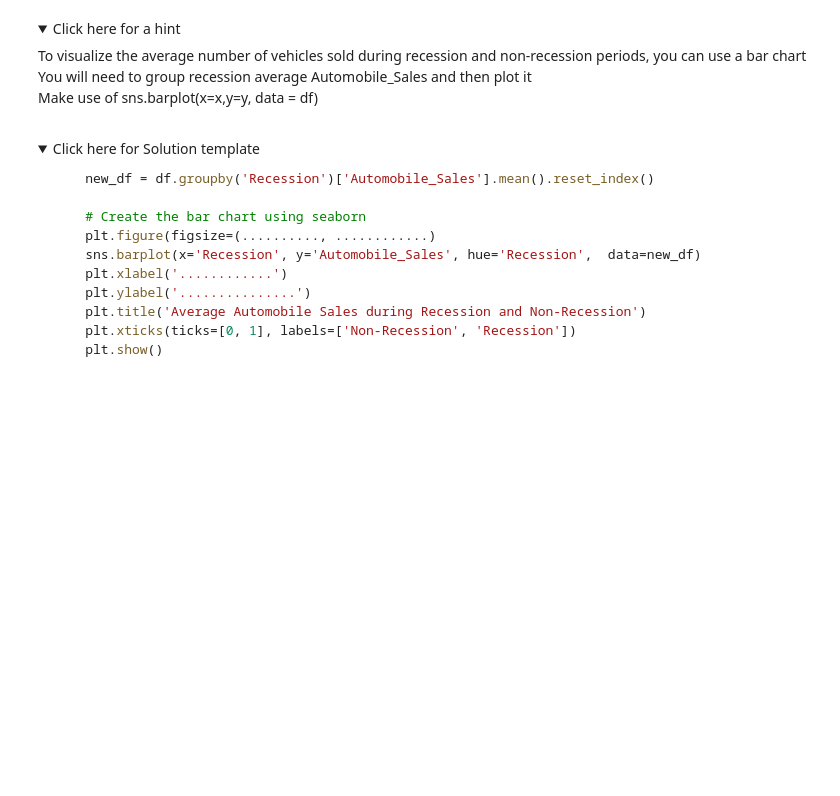
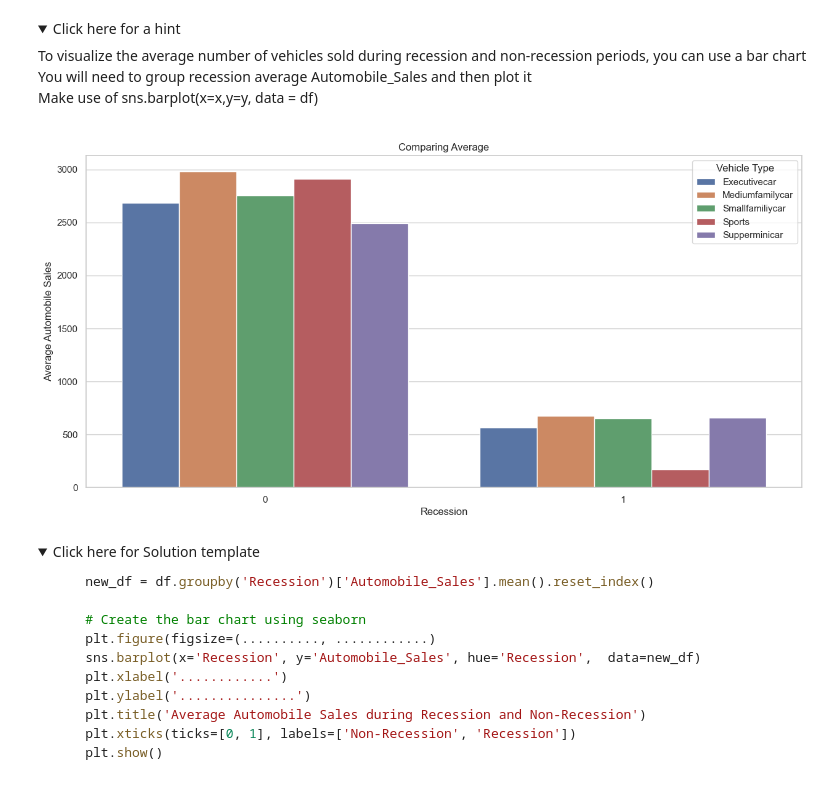
Before and after one commit to mrwoodzi/Data_Science_Certs_Progress, a Jupyter notebook: IBM_Data_Analytics_Professional_Cert/Projects/Final-Assignment-Part-1.jupyterlite.ipynb, the cells around one changed output. Saved outputs shown, nothing was run; the diff lists cells and outputs as text; code cells hidden in the pictures; folded sections open; blank space fills up the shorter version.

```diff
--- a/IBM_Data_Analytics_Professional_Cert/Projects/Final-Assignment-Part-1.jupyterlite.ipynb
+++ b/IBM_Data_Analytics_Professional_Cert/Projects/Final-Assignment-Part-1.jupyterlite.ipynb
@@ -375,6 +386,36 @@ Save this plot as "Line_Plot_2.png"</span><br>
         <br> You will need to group recession average Automobile_Sales and then plot it<br>
     Make use of sns.barplot(x=x,y=y, data = df)</p>
 </details>
+# %%
+# # Create a line chart using Seaborn
+# sns.set(style="whitegrid")  # Set the style
+# plt.figure(figsize=(10, 6))  # Set the figure size
+# sns.lineplot(x="x_column", y="y_column", hue="group_column", data=df)
+
+# # Customize the plot attributes
+# plt.xlabel("X Label")
+# plt.ylabel("Y Label")
+# plt.title("Line Chart Title")
+# plt.legend(title="Group")
+
+# # Display the plot
+# plt.show
+# Group data by 'Recession' and calculate the mean of 'Automobile_Sales'
+r_dfvt = df.groupby(['Recession', 'Vehicle_Type'])['Automobile_Sales'].mean().reset_index()
+
+# Create a bar plot using Seaborn
+plt.figure(figsize=(15, 7))
+sns.set(style="whitegrid")  # Set the style
+sns.barplot(x='Recession', y='Automobile_Sales', hue='Vehicle_Type', data=r_dfvt)
+
+# Customize the plot attributes
+plt.xlabel("Recession")
+plt.ylabel("Average Automobile Sales")
+plt.title("Comparing Average")
+plt.legend(title="Vehicle Type")
+plt.show()
+# %% [output]
+[figure, added]
 # %% [markdown]
 <details>
     <summary>Click here for Solution template</summary>
```
Also changed, not shown: parts of 3 cells of this notebook, 1 other file.
